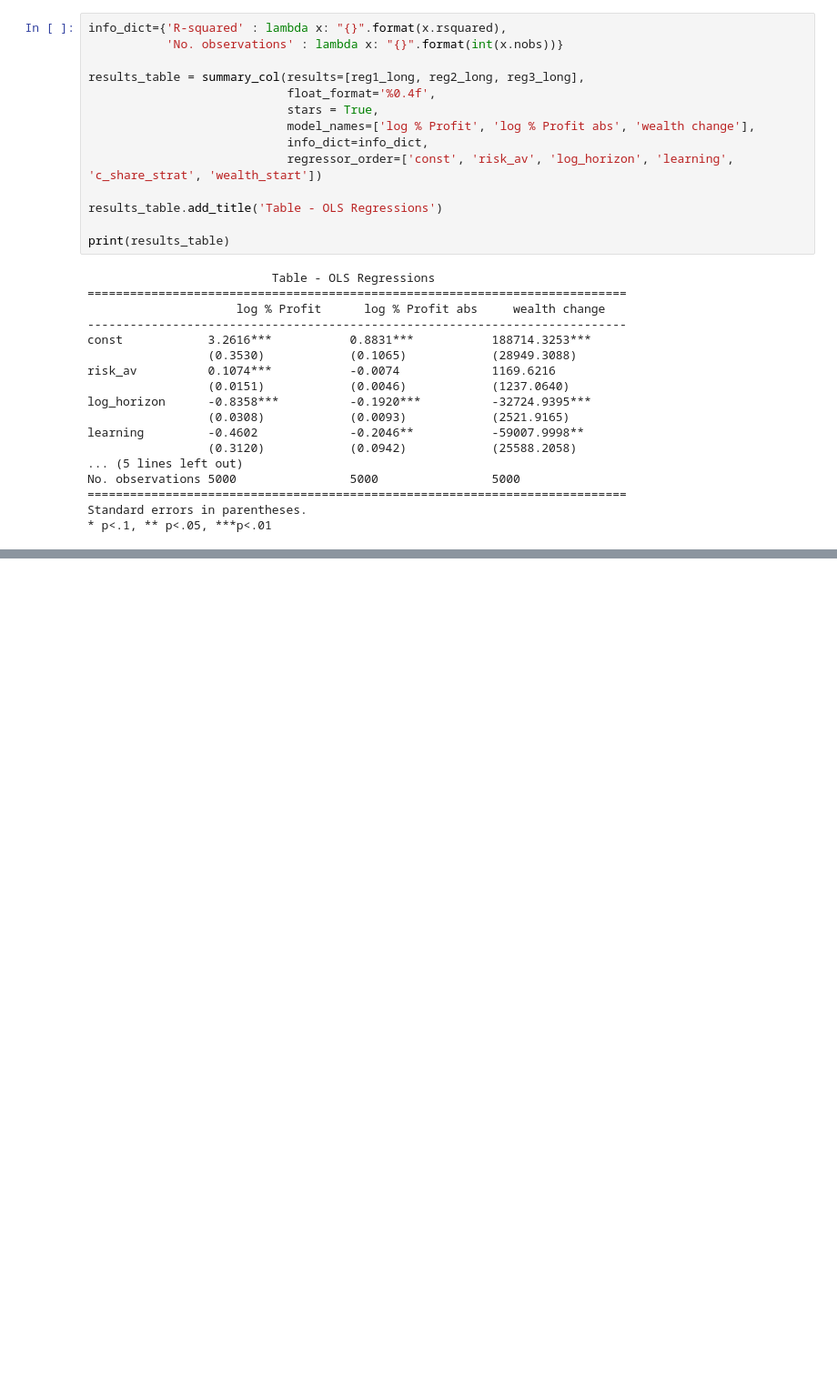
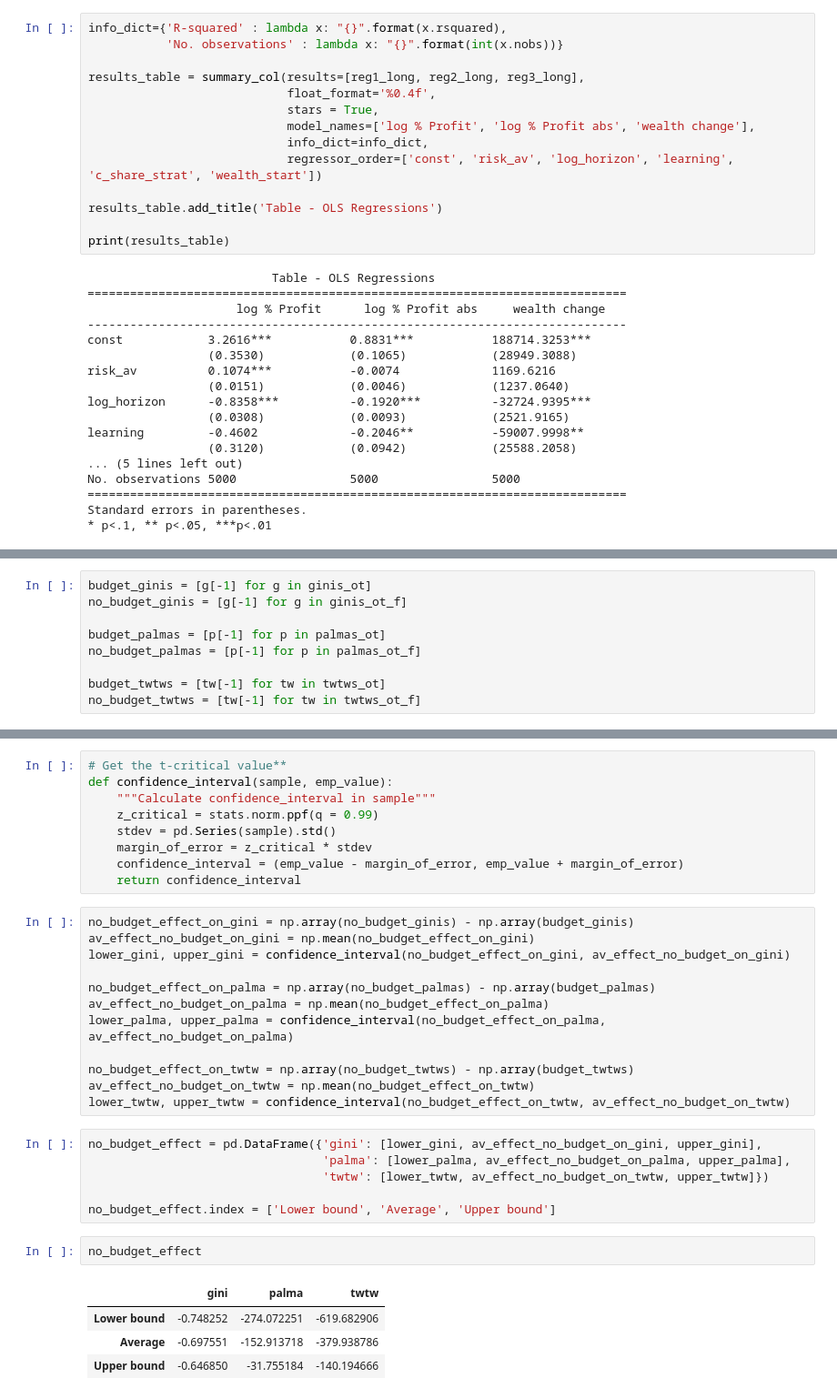
Before and after one commit to joerischasfoort/bubble-inequality, a Jupyter notebook: Results.ipynb, the cells around one changed output, grey strips where cells are left out. Shown at 91% size. Drawn from its saved outputs; the diff is of its cells as text; blank space fills up the shorter version.

```diff
--- a/Results.ipynb
+++ b/Results.ipynb
@@ -713,0 +909,9 @@ How to test...
+# %%
+budget_ginis = [g[-1] for g in ginis_ot]
+no_budget_ginis = [g[-1] for g in ginis_ot_f]
+
+budget_palmas = [p[-1] for p in palmas_ot]
+no_budget_palmas = [p[-1] for p in palmas_ot_f]
+
+budget_twtws = [tw[-1] for tw in twtws_ot]
+no_budget_twtws = [tw[-1] for tw in twtws_ot_f]
@@ -713,0 +939,34 @@ How to test...
+# %%
+# Get the t-critical value**
+def confidence_interval(sample, emp_value):
+    """Calculate confidence_interval in sample"""
+    z_critical = stats.norm.ppf(q = 0.99)
+    stdev = pd.Series(sample).std()
+    margin_of_error = z_critical * stdev
+    confidence_interval = (emp_value - margin_of_error, emp_value + margin_of_error)
+    return confidence_interval
+# %%
+no_budget_effect_on_gini = np.array(no_budget_ginis) - np.array(budget_ginis)
+av_effect_no_budget_on_gini = np.mean(no_budget_effect_on_gini)
+lower_gini, upper_gini = confidence_interval(no_budget_effect_on_gini, av_effect_no_budget_on_gini)
+
+no_budget_effect_on_palma = np.array(no_budget_palmas) - np.array(budget_palmas)
+av_effect_no_budget_on_palma = np.mean(no_budget_effect_on_palma)
+lower_palma, upper_palma = confidence_interval(no_budget_effect_on_palma, av_effect_no_budget_on_palma)
+
+no_budget_effect_on_twtw = np.array(no_budget_twtws) - np.array(budget_twtws)
+av_effect_no_budget_on_twtw = np.mean(no_budget_effect_on_twtw)
+lower_twtw, upper_twtw = confidence_interval(no_budget_effect_on_twtw, av_effect_no_budget_on_twtw)
+# %%
+no_budget_effect = pd.DataFrame({'gini': [lower_gini, av_effect_no_budget_on_gini, upper_gini],
+                                 'palma': [lower_palma, av_effect_no_budget_on_palma, upper_palma],
+                                 'twtw': [lower_twtw, av_effect_no_budget_on_twtw, upper_twtw]})
+
+no_budget_effect.index = ['Lower bound', 'Average', 'Upper bound']
+# %%
+no_budget_effect
+# %% [output]
+|  | gini | palma | twtw |
+| Lower bound | -0.748252 | -274.072251 | -619.682906 |
+| Average | -0.697551 | -152.913718 | -379.938786 |
+| Upper bound | -0.646850 | -31.755184 | -140.194666 |
```
Also changed, not shown: parts of 44 cells of this notebook.
